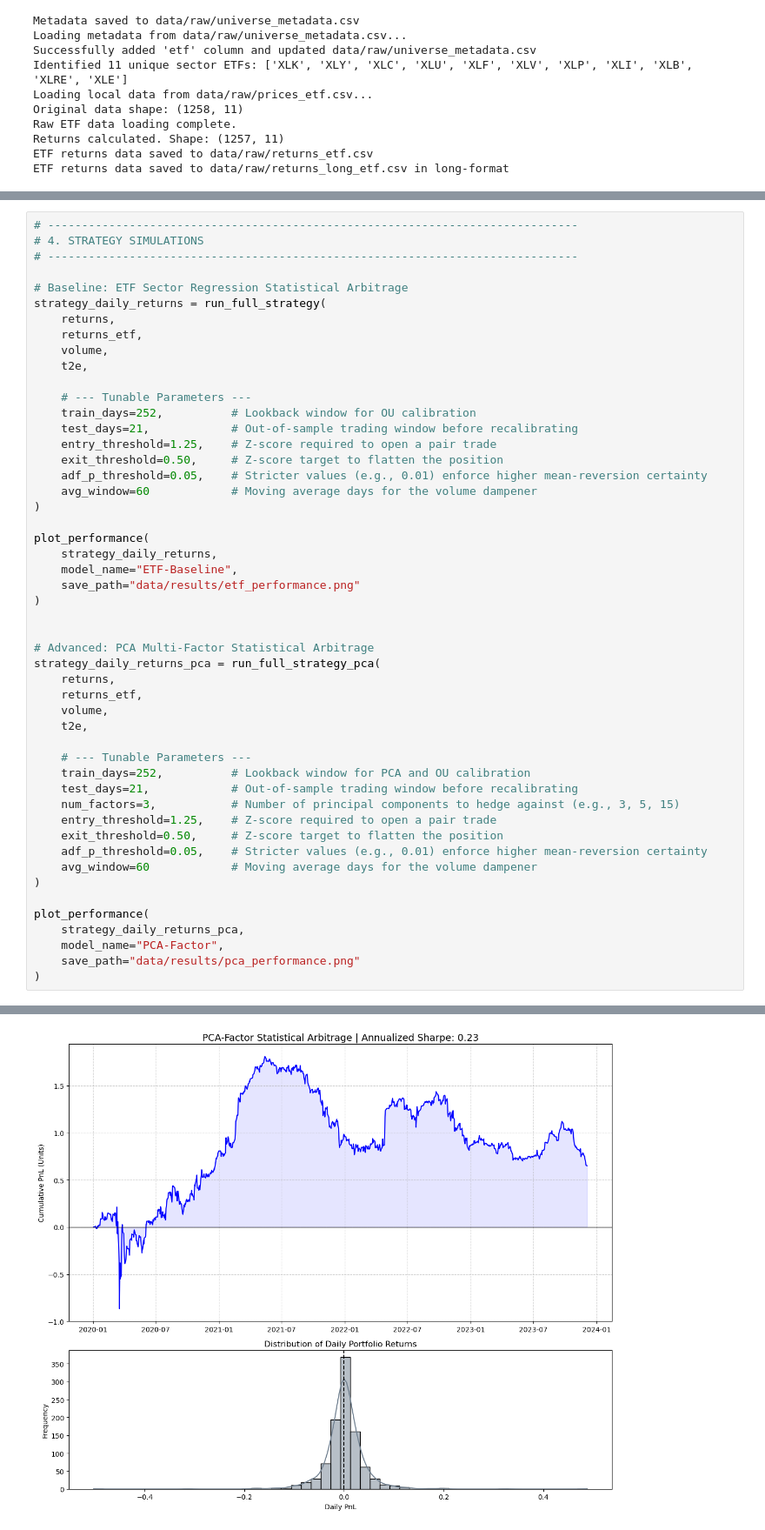
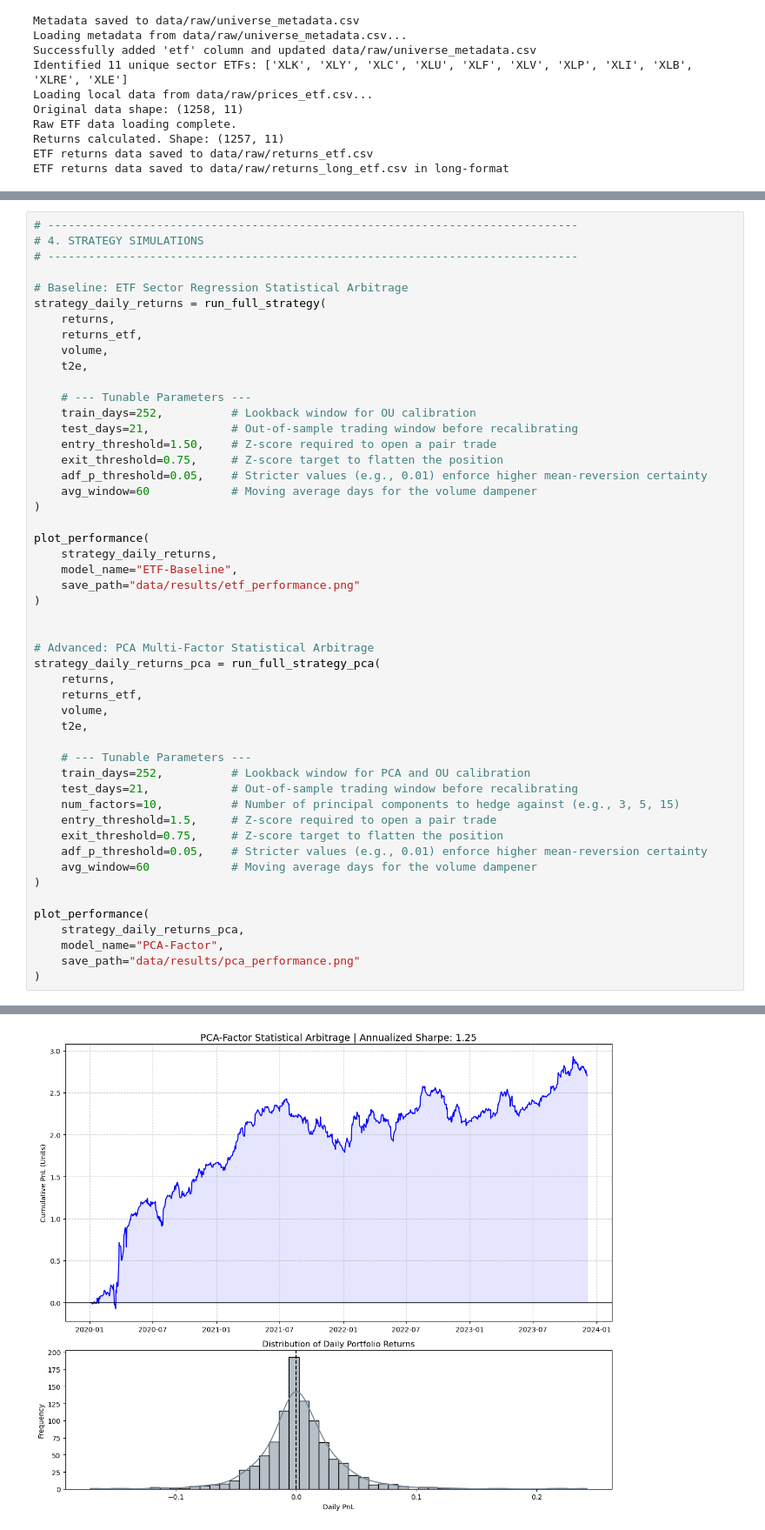
Before and after one commit to saurabh-gupta97/eigenportfolio-statarb, a Jupyter notebook: notebooks/strategy_exec.ipynb, the cells around one changed output, grey strips where cells are left out. Shown at 87% size. Cells and saved outputs as stored; diff of their text form.

```diff
--- a/notebooks/strategy_exec.ipynb
+++ b/notebooks/strategy_exec.ipynb
@@ -138,8 +139,8 @@ strategy_daily_returns = run_full_strategy(
     # --- Tunable Parameters ---
     train_days=252,          # Lookback window for OU calibration
     test_days=21,            # Out-of-sample trading window before recalibrating
-    entry_threshold=1.25,    # Z-score required to open a pair trade
-    exit_threshold=0.50,     # Z-score target to flatten the position
+    entry_threshold=1.50,    # Z-score required to open a pair trade
+    exit_threshold=0.75,     # Z-score target to flatten the position
     adf_p_threshold=0.05,    # Stricter values (e.g., 0.01) enforce higher mean-reversion certainty
     avg_window=60            # Moving average days for the volume dampener
 )
@@ -161,9 +162,9 @@ strategy_daily_returns_pca = run_full_strategy_pca(
     # --- Tunable Parameters ---
     train_days=252,          # Lookback window for PCA and OU calibration
     test_days=21,            # Out-of-sample trading window before recalibrating
-    num_factors=3,           # Number of principal components to hedge against (e.g., 3, 5, 15)
-    entry_threshold=1.25,    # Z-score required to open a pair trade
-    exit_threshold=0.50,     # Z-score target to flatten the position
+    num_factors=10,          # Number of principal components to hedge against (e.g., 3, 5, 15)
+    entry_threshold=1.5,     # Z-score required to open a pair trade
+    exit_threshold=0.75,     # Z-score target to flatten the position
     adf_p_threshold=0.05,    # Stricter values (e.g., 0.01) enforce higher mean-reversion certainty
     avg_window=60            # Moving average days for the volume dampener
 )
@@ -182,3 +183,3 @@ Starting rolling PCA backtest simulation (3 Factors)...
 Simulation Complete.
 Performance plot saved to data/results/pca_performance.png
-[figure, old version]
+[figure, new version]
```
Also changed, not shown: parts of 3 cells of this notebook, 6 other files.
